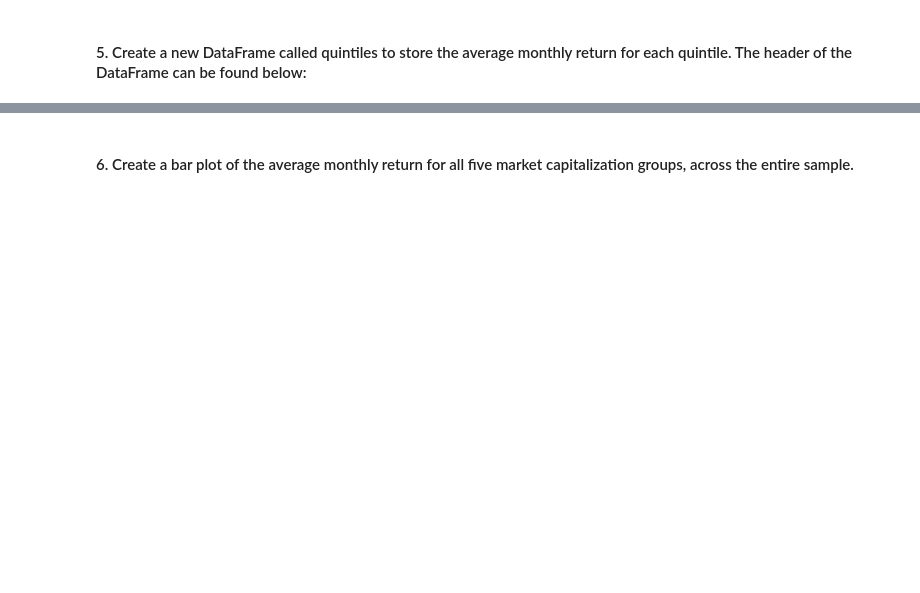
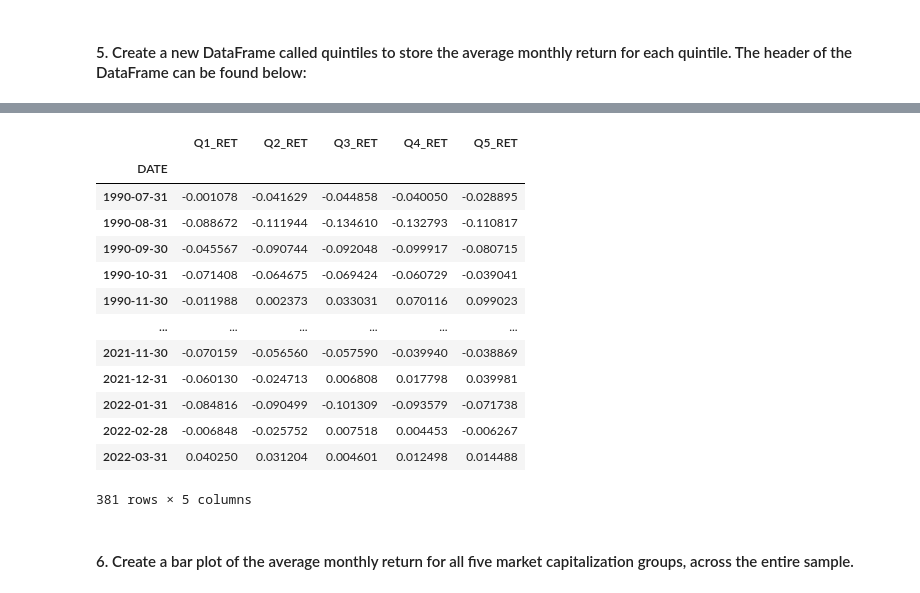
Before and after one commit to Alphaplayer248/Financial-Data-Project, a Jupyter notebook: Group Assignment_Klein1.ipynb, the cells around one changed output, grey strips where cells are left out. Cells and saved outputs as stored; diff of their text form; code cells hidden in the pictures; blank space fills up the shorter version.

```diff
--- a/Group Assignment_Klein1.ipynb
+++ b/Group Assignment_Klein1.ipynb
@@ -345,2 +336,21 @@ quintiles.head()
+# %%
+quintiles=data.groupby(['DATE','MKTCAP_QT'])[['RET']].apply(lambda x:x.mean()).unstack(level=1)
+quintiles.columns=['Q1_RET','Q2_RET','Q3_RET','Q4_RET','Q5_RET']
+quintiles
+# %% [output]
+|  | Q1_RET | Q2_RET | Q3_RET | Q4_RET | Q5_RET |
+| DATE |  |  |  |  |  |
+| 1990-07-31 | -0.001078 | -0.041629 | -0.044858 | -0.040050 | -0.028895 |
+| 1990-08-31 | -0.088672 | -0.111944 | -0.134610 | -0.132793 | -0.110817 |
+| 1990-09-30 | -0.045567 | -0.090744 | -0.092048 | -0.099917 | -0.080715 |
+| 1990-10-31 | -0.071408 | -0.064675 | -0.069424 | -0.060729 | -0.039041 |
+| 1990-11-30 | -0.011988 | 0.002373 | 0.033031 | 0.070116 | 0.099023 |
+| ... | ... | ... | ... | ... | ... |
+| 2021-11-30 | -0.070159 | -0.056560 | -0.057590 | -0.039940 | -0.038869 |
+| 2021-12-31 | -0.060130 | -0.024713 | 0.006808 | 0.017798 | 0.039981 |
+| 2022-01-31 | -0.084816 | -0.090499 | -0.101309 | -0.093579 | -0.071738 |
+| 2022-02-28 | -0.006848 | -0.025752 | 0.007518 | 0.004453 | -0.006267 |
+| 2022-03-31 | 0.040250 | 0.031204 | 0.004601 | 0.012498 | 0.014488 |
+381 rows × 5 columns
 # %% [markdown]
 #### 6. Create a bar plot of the average monthly return for all five market capitalization groups, across the entire sample.
```
Also changed, not shown: parts of 7 cells of this notebook.
